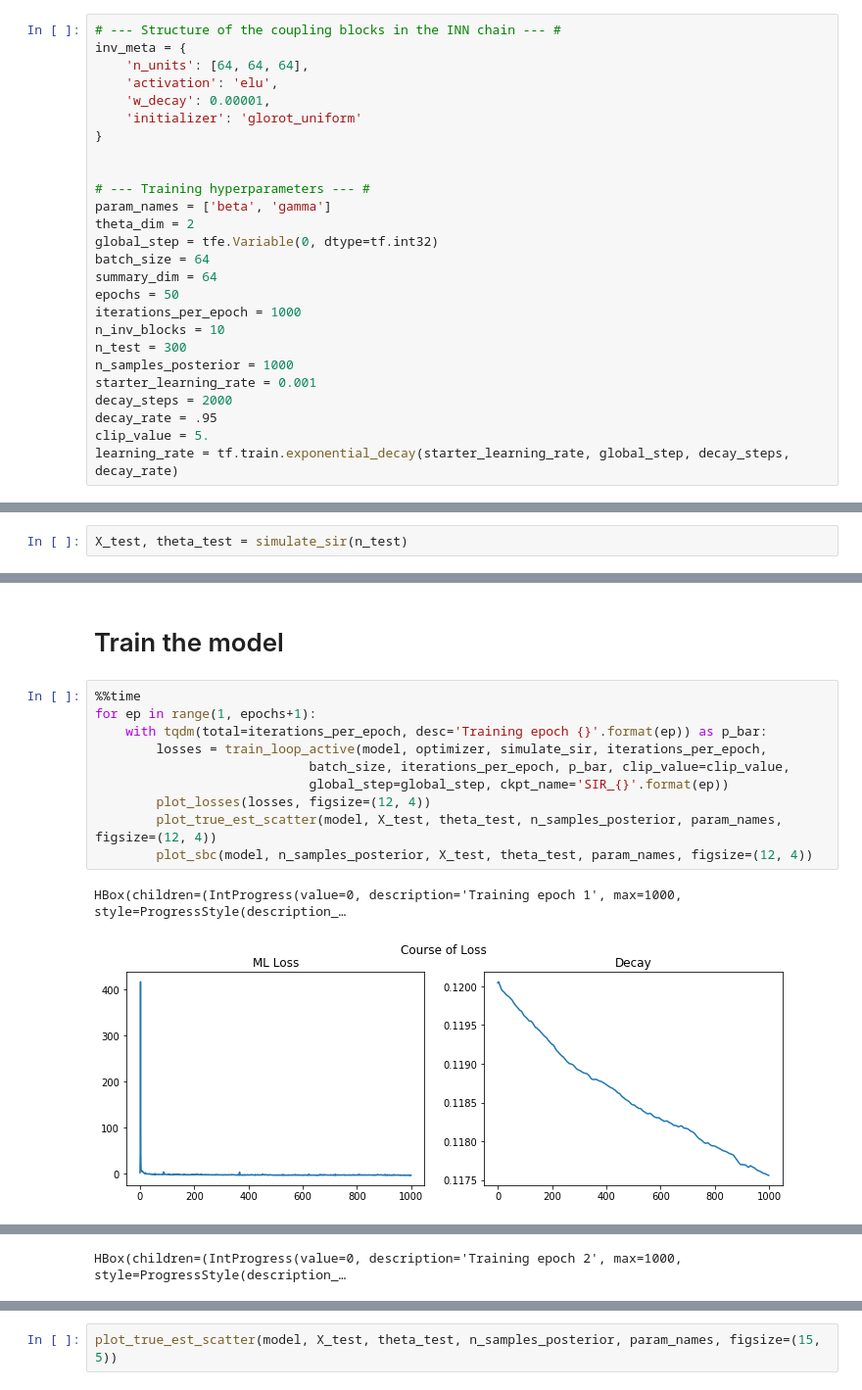
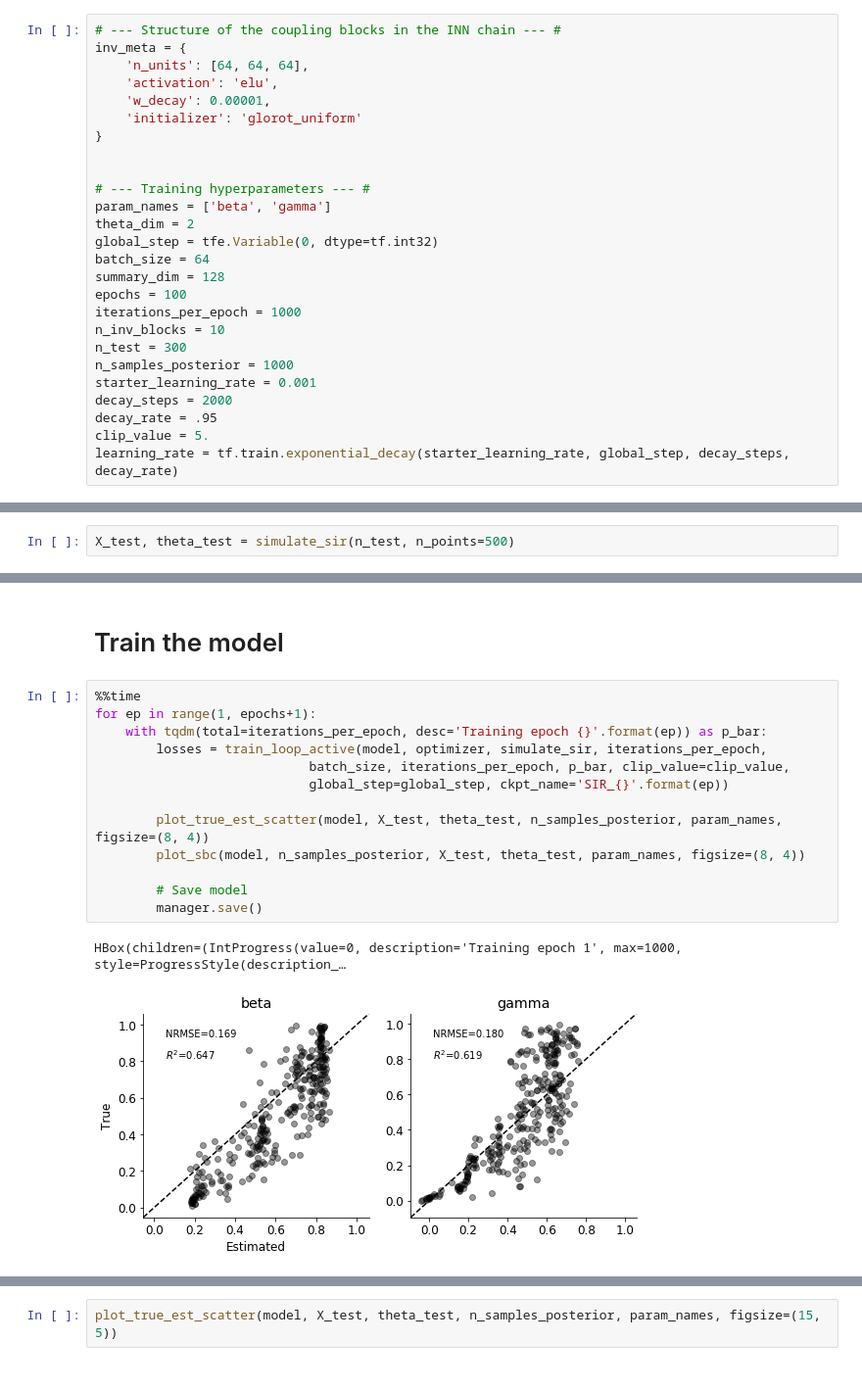
Before and after one commit to stefanradev93/cINN, a Jupyter notebook: 20190605_SIR_cINN_Example.ipynb, the cells around one changed output, grey strips where cells are left out. Shown at 98% size. Saved outputs shown, nothing was run; the diff lists cells and outputs as text.

```diff
--- a/20190605_SIR_cINN_Example.ipynb
+++ b/20190605_SIR_cINN_Example.ipynb
@@ -61,8 +61,8 @@ param_names = ['beta', 'gamma']
 theta_dim = 2
 global_step = tfe.Variable(0, dtype=tf.int32)
 batch_size = 64
-summary_dim = 64
-epochs = 50
+summary_dim = 128
+epochs = 100
 iterations_per_epoch = 1000
 n_inv_blocks = 10
 n_test = 300
@@ -75,7 +75,7 @@ learning_rate = tf.train.exponential_decay(starter_learning_rate, global_step, d
 # %% [markdown]
 ## Create a test set
 # %%
-X_test, theta_test = simulate_sir(n_test)
+X_test, theta_test = simulate_sir(n_test, n_points=500)
 # %%
 summary_net = SequenceNetwork()
 model = DeepConditionalModel(inv_meta, n_inv_blocks, theta_dim, summary_net=summary_net, permute=True)
@@ -103,13 +103,16 @@ plot_true_est_scatter(model, X_test, theta_test, n_samples_posterior, param_name
 # %%
 %%time
 for ep in range(1, epochs+1):
     with tqdm(total=iterations_per_epoch, desc='Training epoch {}'.format(ep)) as p_bar:
         losses = train_loop_active(model, optimizer, simulate_sir, iterations_per_epoch,
                             batch_size, iterations_per_epoch, p_bar, clip_value=clip_value,
                             global_step=global_step, ckpt_name='SIR_{}'.format(ep))
-        plot_losses(losses, figsize=(12, 4))
-        plot_true_est_scatter(model, X_test, theta_test, n_samples_posterior, param_names, figsize=(12, 4))
-        plot_sbc(model, n_samples_posterior, X_test, theta_test, param_names, figsize=(12, 4))
+
+        plot_true_est_scatter(model, X_test, theta_test, n_samples_posterior, param_names, figsize=(8, 4))
+        plot_sbc(model, n_samples_posterior, X_test, theta_test, param_names, figsize=(8, 4))
+
+        # Save model
+        manager.save()
 # %% [output]
 HBox(children=(IntProgress(value=0, description='Training epoch 1', max=1000, style=ProgressStyle(description_…
-[figure, old version]
+[figure, new version]
@@ -118 +121,0 @@ HBox(children=(IntProgress(value=0, description='Training epoch 1', max=1000, st
-HBox(children=(IntProgress(value=0, description='Training epoch 2', max=1000, style=ProgressStyle(description_…
```
Also changed, not shown: parts of 2 cells of this notebook, 19 other files.
